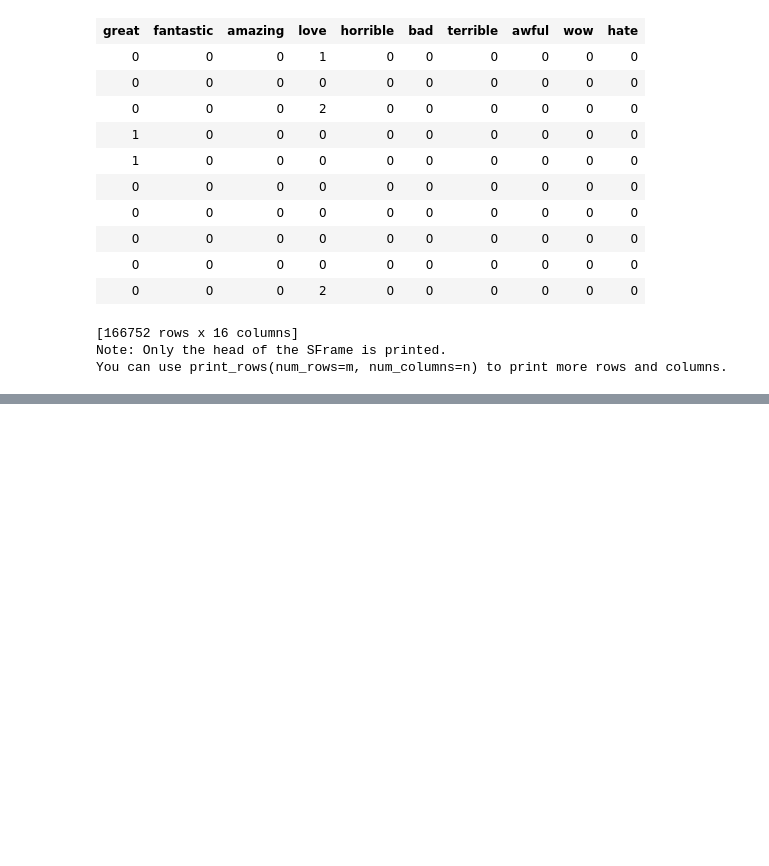
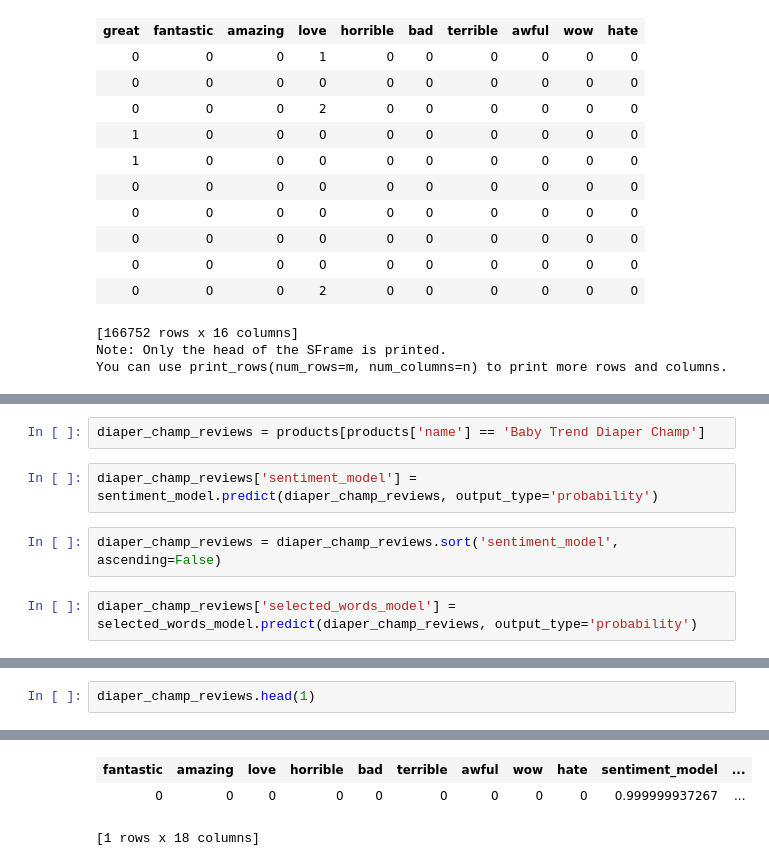
Before and after one commit to ZuluagaSD/MachineLearning, a Jupyter notebook: Course-1/Analyzing product sentiment.ipynb, the cells around one changed output, grey strips where cells are left out. Saved outputs shown, nothing was run; the diff lists cells and outputs as text; blank space fills up the shorter version.

Commit message:
Quiz Analyzing product sentiment done!

```diff
--- a/Course-1/Analyzing product sentiment.ipynb
+++ b/Course-1/Analyzing product sentiment.ipynb
@@ -269,0 +362,8 @@ count
+# %%
+diaper_champ_reviews = products[products['name'] == 'Baby Trend Diaper Champ']
+# %%
+diaper_champ_reviews['sentiment_model'] = sentiment_model.predict(diaper_champ_reviews, output_type='probability')
+# %%
+diaper_champ_reviews = diaper_champ_reviews.sort('sentiment_model', ascending=False)
+# %%
+diaper_champ_reviews['selected_words_model'] = selected_words_model.predict(diaper_champ_reviews, output_type='probability')
@@ -269,0 +376,3 @@ count
+# %%
+diaper_champ_reviews.head(1)
+# %% [output]
@@ -269,0 +381,3 @@ count
+| fantastic | amazing | love | horrible | bad | terrible | awful | wow | hate | sentiment_model | ... |
+| 0 | 0 | 0 | 0 | 0 | 0 | 0 | 0 | 0 | 0.999999937267 | ... |
+[1 rows x 18 columns]
```
Also changed, not shown: parts of 12 cells of this notebook.
